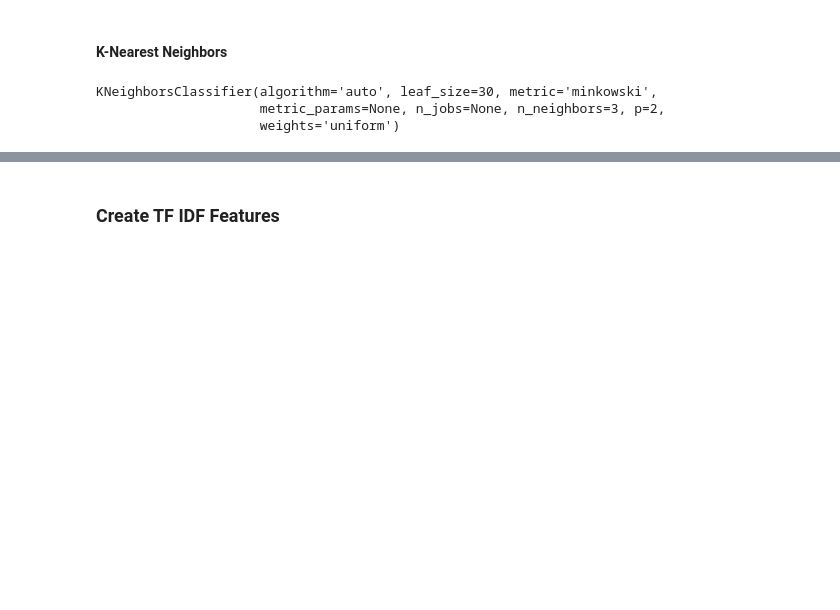
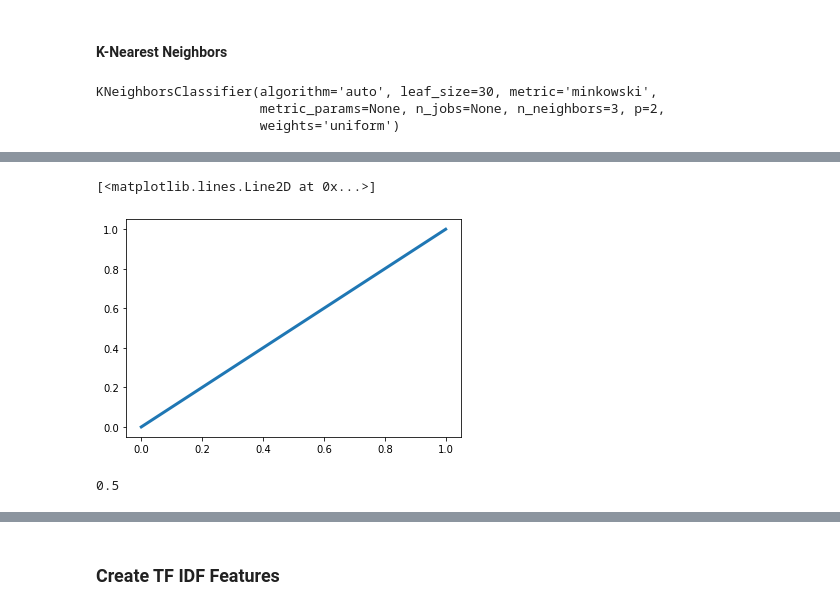
Before and after one commit to mikongame/Module-3-Project-2-ML-Fraud-Detection, a Jupyter notebook: your-code/My part of the project..ipynb, the cells around one changed output, grey strips where cells are left out. Cells and saved outputs as stored; diff of their text form; code cells hidden in the pictures; blank space fills up the shorter version.

```diff
--- a/your-code/My part of the project..ipynb
+++ b/your-code/My part of the project..ipynb
@@ -511,0 +561,11 @@ weighted avg       0.69      0.69      0.69       347
+# %%
+y_pred =  logreg.predict(X_test)
+fpr, tpr, thresholds = roc_curve(y_test, y_pred)
+plt.plot(fpr, tpr, lw=3, label='logreg (area = %0.3f)' % auc(fpr, tpr))
+# %% [output]
+[<matplotlib.lines.Line2D at 0x...>]
+[figure, added]
+# %%
+auc(fpr, tpr)
+# %% [output]
+0.5
```
Also changed, not shown: parts of 35 cells of this notebook, 2 other files.
